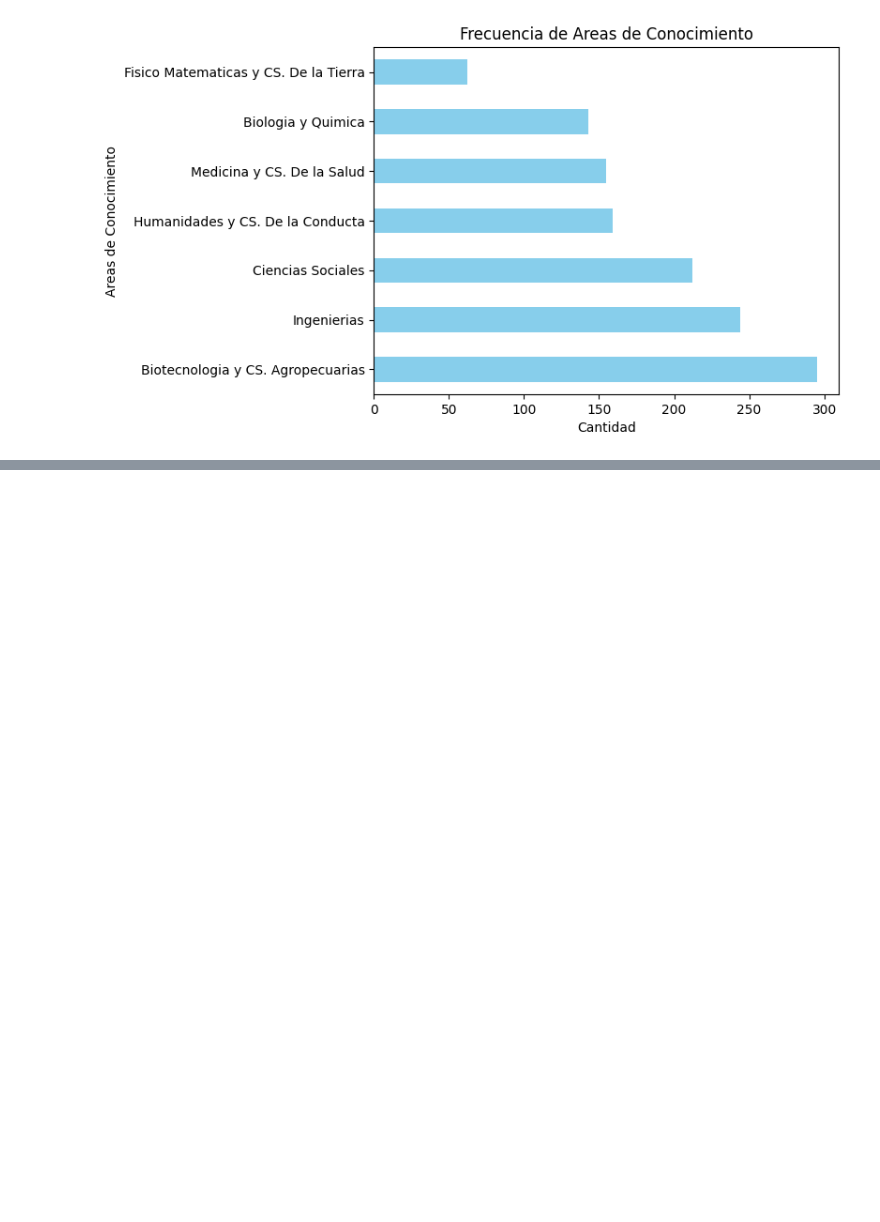
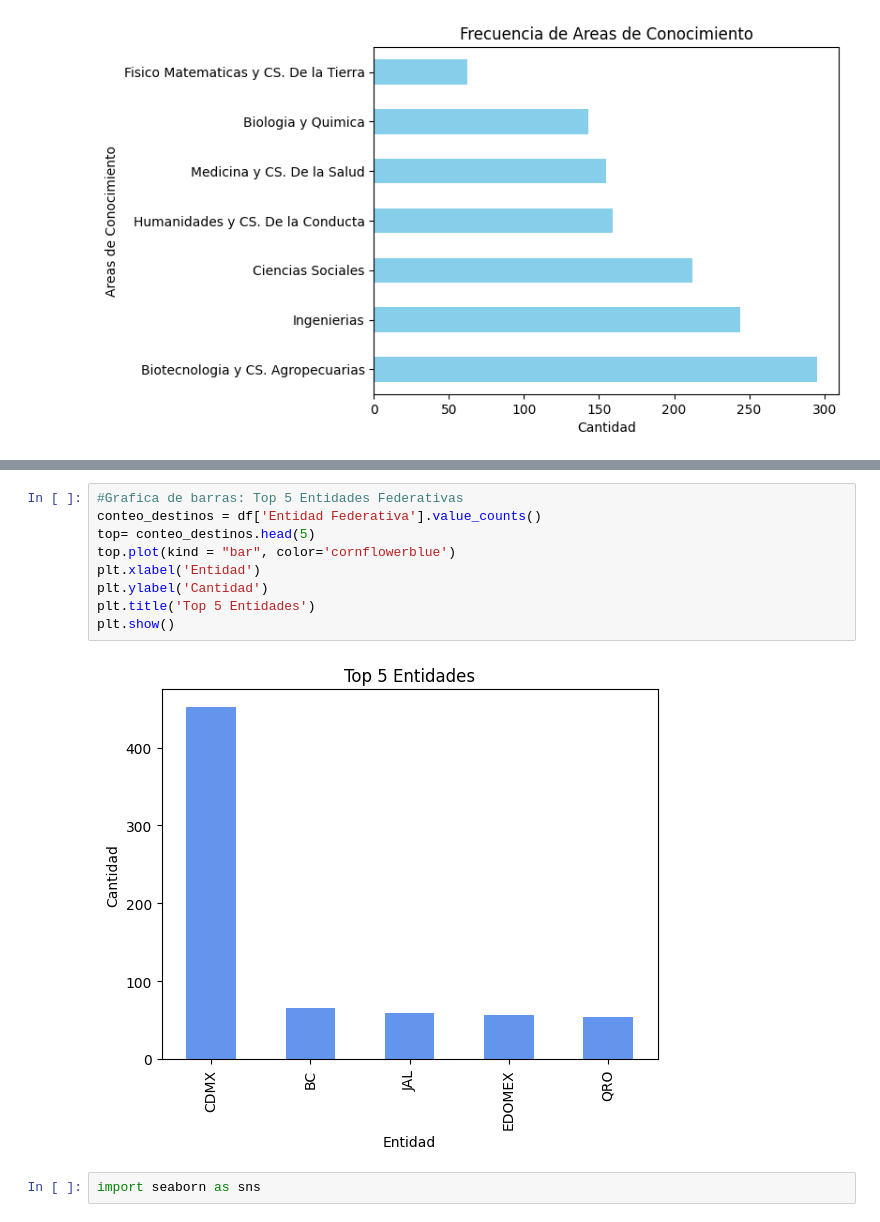
Before and after one commit to rochagose/eda-becas-mixtas-MX, a Jupyter notebook: EDABecasMexMixt.ipynb, the cells around one changed output, grey strips where cells are left out. Drawn from its saved outputs; the diff is of its cells as text; blank space fills up the shorter version.

```diff
--- a/EDABecasMexMixt.ipynb
+++ b/EDABecasMexMixt.ipynb
@@ -290,0 +312,13 @@ plt.show()
+# %%
+#Grafica de barras: Top 5 Entidades Federativas
+conteo_destinos = df['Entidad Federativa'].value_counts()
+top= conteo_destinos.head(5)
+top.plot(kind = "bar", color='cornflowerblue')
+plt.xlabel('Entidad')
+plt.ylabel('Cantidad')
+plt.title('Top 5 Entidades')
+plt.show()
+# %% [output]
+[figure, added]
+# %%
+import seaborn as sns
```
Also changed, not shown: parts of 5 cells of this notebook.
